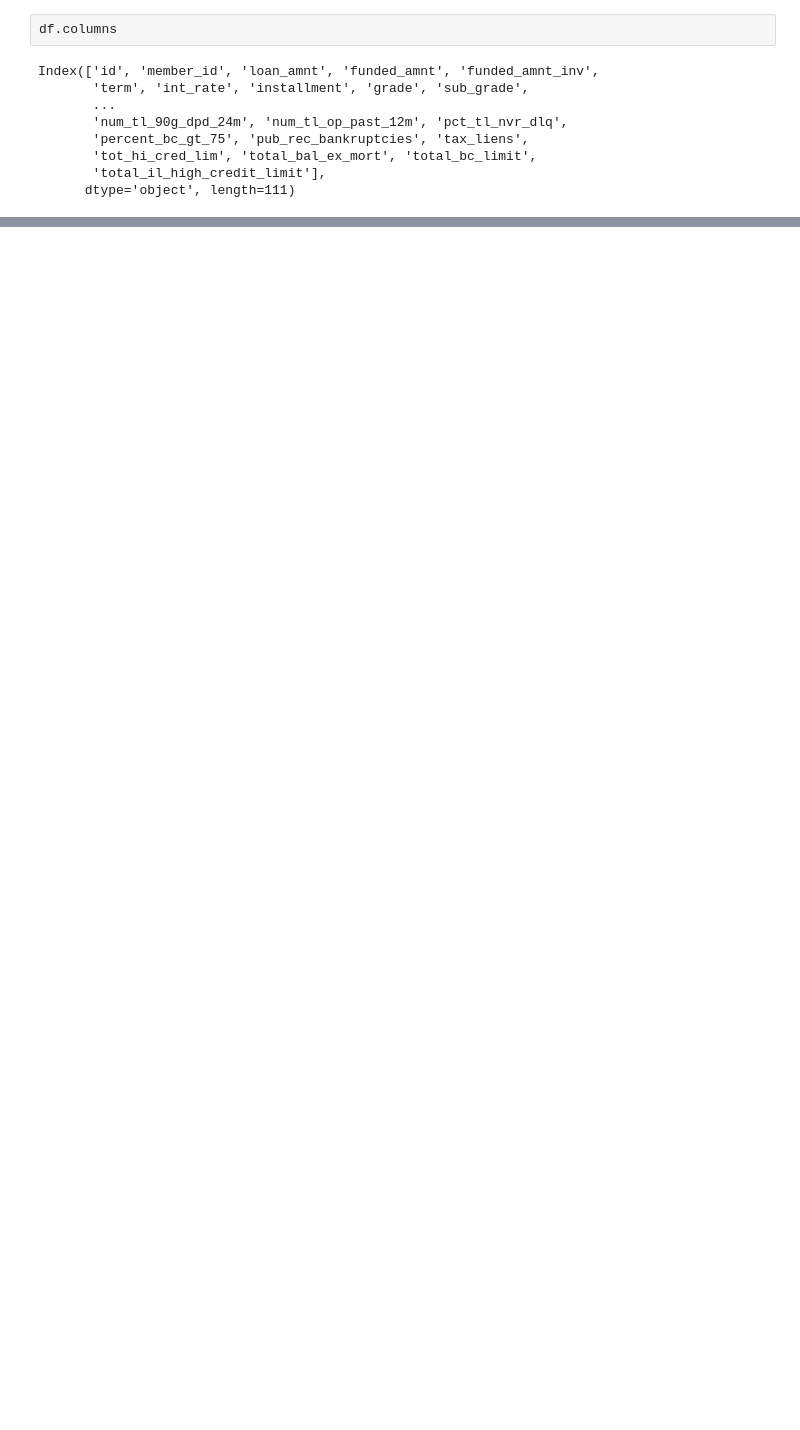
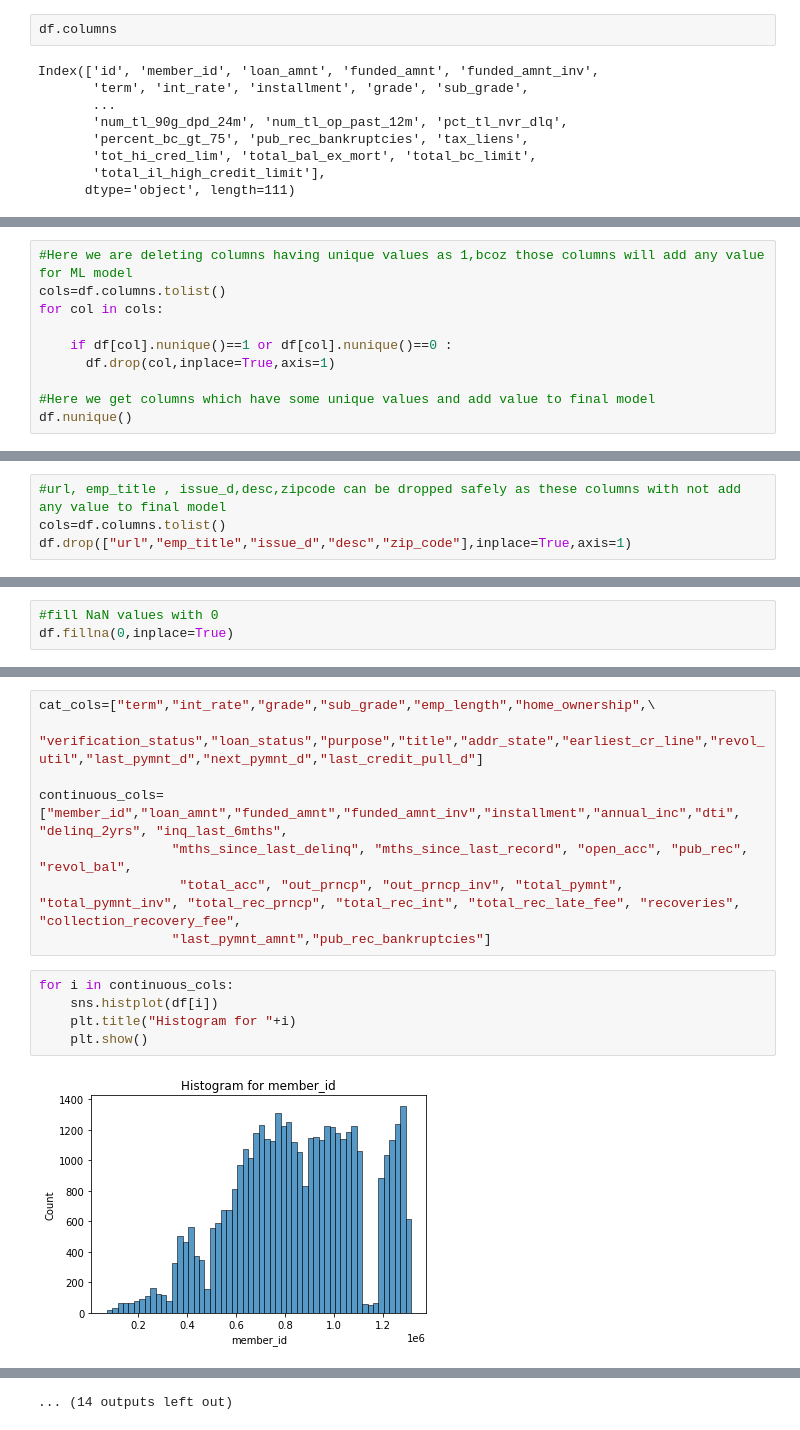
Before and after one commit to kavithachitriki/UPGRAD, a Jupyter notebook: LendingCludCaseStudy.ipynb, the cells around one changed output, grey strips where cells are left out. Cells and saved outputs as stored; diff of their text form; blank space fills up the shorter version.

```diff
--- a/LendingCludCaseStudy.ipynb
+++ b/LendingCludCaseStudy.ipynb
@@ -80,0 +135,10 @@ KeyError: ignored
+# %%
+#Here we are deleting columns having unique values as 1,bcoz those columns will add any value for ML model
+cols=df.columns.tolist()
+for col in cols:
+
+    if df[col].nunique()==1 or df[col].nunique()==0 :
+      df.drop(col,inplace=True,axis=1)
+
+#Here we get columns which have some unique values and add value to final model
+df.nunique()
@@ -80,0 +163,4 @@ KeyError: ignored
+# %%
+#url, emp_title , issue_d,desc,zipcode can be dropped safely as these columns with not add any value to final model
+cols=df.columns.tolist()
+df.drop(["url","emp_title","issue_d","desc","zip_code"],inplace=True,axis=1)
@@ -80,0 +172,3 @@ KeyError: ignored
+# %%
+#fill NaN values with 0
+df.fillna(0,inplace=True)
@@ -80,0 +184,15 @@ KeyError: ignored
+# %%
+cat_cols=["term","int_rate","grade","sub_grade","emp_length","home_ownership",\
+         "verification_status","loan_status","purpose","title","addr_state","earliest_cr_line","revol_util","last_pymnt_d","next_pymnt_d","last_credit_pull_d"]
+
+continuous_cols=["member_id","loan_amnt","funded_amnt","funded_amnt_inv","installment","annual_inc","dti", "delinq_2yrs", "inq_last_6mths",
+                 "mths_since_last_delinq", "mths_since_last_record", "open_acc", "pub_rec", "revol_bal",
+                  "total_acc", "out_prncp", "out_prncp_inv", "total_pymnt", "total_pymnt_inv", "total_rec_prncp", "total_rec_int", "total_rec_late_fee", "recoveries", "collection_recovery_fee",
+                 "last_pymnt_amnt","pub_rec_bankruptcies"]
+# %%
+for i in continuous_cols:
+    sns.histplot(df[i])
+    plt.title("Histogram for "+i)
+    plt.show()
+# %% [output]
+[figure, added]
@@ -80,0 +210 @@ KeyError: ignored
+... (14 outputs left out)
```
Also changed, not shown: parts of 20 cells of this notebook.
